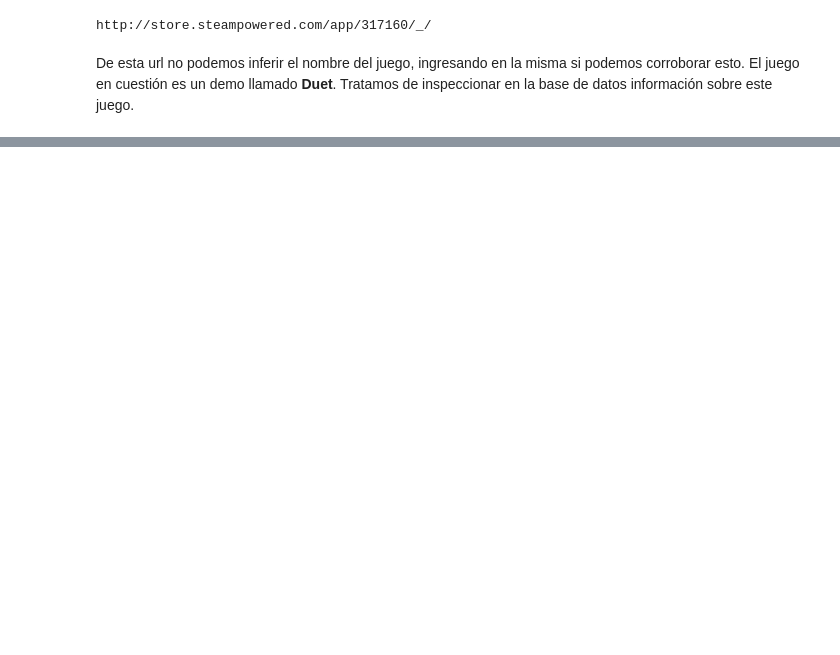
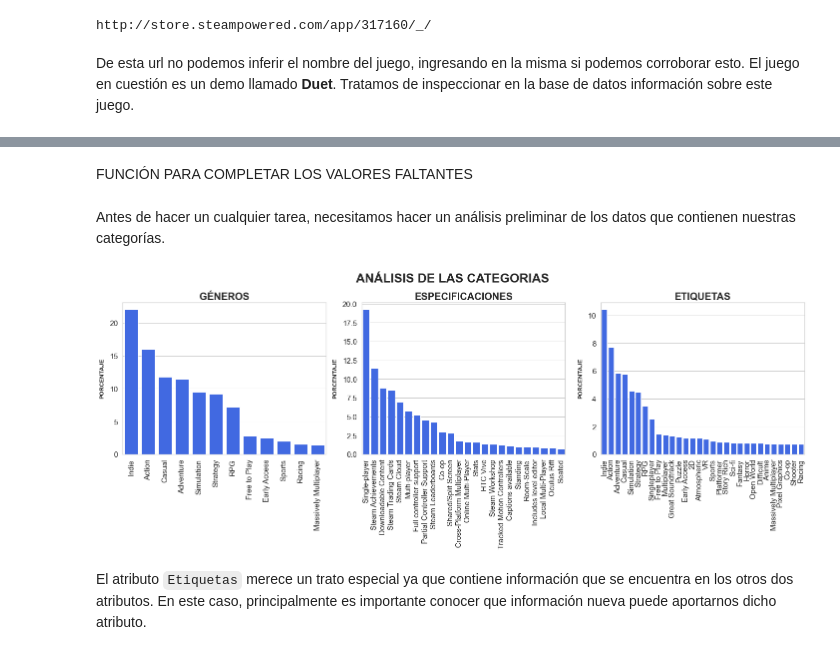
Before and after one commit to aaerror/Steam, a Jupyter notebook: Proyecto 03.ipynb, the cells around one changed output, grey strips where cells are left out. Drawn from its saved outputs; the diff is of its cells as text; code cells hidden in the pictures; blank space fills up the shorter version.

````diff
--- a/Proyecto 03.ipynb
+++ b/Proyecto 03.ipynb
@@ -159,2 +427,0 @@ Total de registros duplicados: 0
-# %%
-games.drop([14573], axis=0, inplace=True)
@@ -162,0 +607,9 @@
+# %%
+# Escape Room
+games.loc[10350,'Desarrollador'] = 'AppFactoryHaru-Ni'
+games.loc[10350,'Fecha lanzamiento'] = '2017-06-30'
+
+games.loc[13421,'Desarrollador'] = 'OneTechAsia'
+games.loc[13421,'Fecha lanzamiento'] = '2017-12-11'
+# Warhammer Quest
+games.loc[27671,'Desarrollador'] = 'Rodeo Games,Twistplay'
@@ -275,0 +677,2 @@ games.groupby("developer").agg(juegos_publicados=pd.NamedAgg(column="early_acces
+# %%
+games.drop([2580], axis=0, inplace=True)
@@ -275,0 +699,32 @@ games.groupby("developer").agg(juegos_publicados=pd.NamedAgg(column="early_acces
+# %%
+def get_data(category, data=games):
+    data = data[category].dropna().to_numpy()
+    unicos = []
+    for items in data:
+        if any(items):
+            unicos.extend(items)
+    values, count = np.unique(unicos, return_counts=True)
+    return pd.DataFrame({ category: values, 'cantidad': count }), values
+
+
+def graficar_categorias(filter):
+    fig, axs = plt.subplots(1, 3, figsize=(20,8), tight_layout=True)
+    fig.suptitle(f'Análisis de las categorias'.upper(), fontsize=25, fontweight='semibold')
+
+    categories = ['Géneros', 'Especificaciones', 'Etiquetas']
+    for idx, label in enumerate(categories):
+        data = get_data(label)[0]
+        data = data.pivot_table(values='cantidad', index=label,
+                                aggfunc={ 'cantidad': lambda x: x*100/data['cantidad'].sum() })
+        data = data.query(f'cantidad >= { filter }').reset_index()
+
+        sns.barplot(x=label, y='cantidad', color='Royalblue', data=data,
+                    order=data.sort_values('cantidad', ascending=False)[label], saturation=1, ax=axs[idx])
+        axs[idx].set_title(f'{ label }'.upper(), fontsize=20, weight='bold')
+        axs[idx].set_xlabel('')
+        axs[idx].set_ylabel('Porcentaje'.upper(), fontsize=12, labelpad=10, weight='bold')
+        axs[idx].tick_params(axis='both', labelsize=15)
+        axs[idx].tick_params(axis='x', rotation=90)
+    plt.show()
+# %% [markdown]
+FUNCIÓN PARA COMPLETAR LOS VALORES FALTANTES
@@ -275,0 +757,8 @@ games.groupby("developer").agg(juegos_publicados=pd.NamedAgg(column="early_acces
+# %% [markdown]
+Antes de hacer un cualquier tarea, necesitamos hacer un análisis preliminar de los datos que contienen nuestras categorías.
+# %%
+graficar_categorias(0.7)
+# %% [output]
+[figure, added]
+# %% [markdown]
+El atributo ```Etiquetas``` merece un trato especial ya que contiene información que se encuentra en los otros dos atributos. En este caso, principalmente es importante conocer que información nueva puede aportarnos dicho atributo.
````
Also changed, not shown: parts of 211 cells of this notebook, 1 other file.
